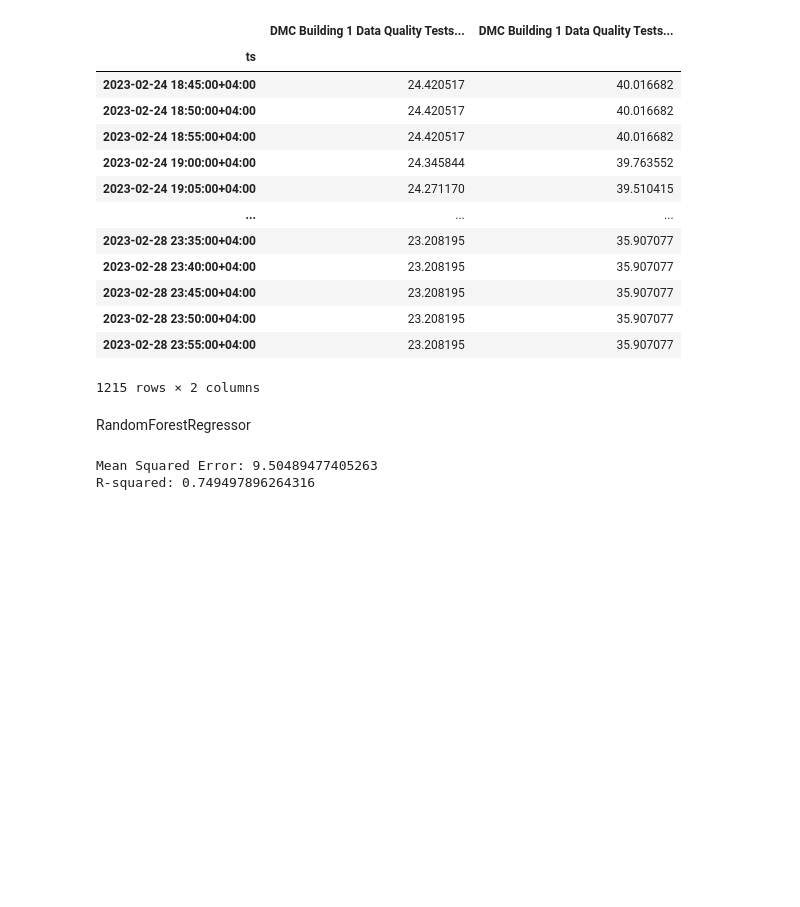
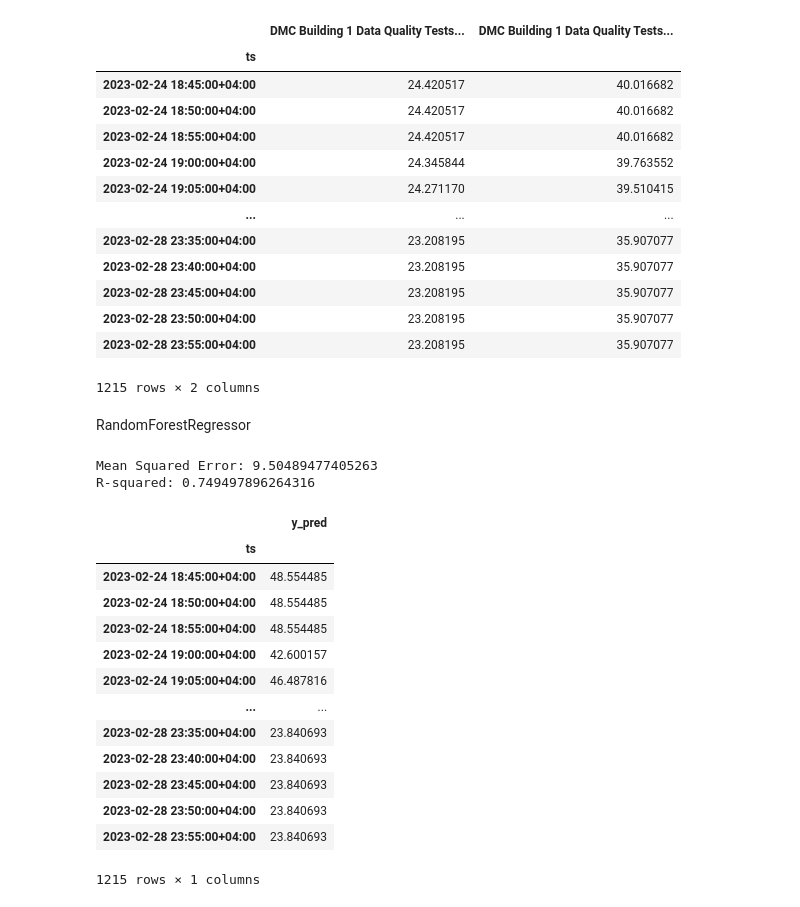
Before and after one commit to quajada/HubgradeDataCleaning, a Jupyter notebook: ChristineWorkspace.ipynb, the cells around one changed output. Saved outputs shown, nothing was run; the diff lists cells and outputs as text; code cells hidden in the pictures; blank space fills up the shorter version.

```diff
--- a/ChristineWorkspace.ipynb
+++ b/ChristineWorkspace.ipynb
@@ -463,6 +463,7 @@ RandomForestRegressor
 from project.data_extraction.dummy_data_extractor import extract_dummy_data
 from sklearn.ensemble import RandomForestRegressor
 from sklearn.preprocessing import LabelEncoder
+from sklearn.model_selection import train_test_split
 from sklearn.metrics import mean_squared_error, r2_score
 import pandas as pd
 
@@ -488,35 +489,52 @@ mt_train
 y = mt_train.iloc[:,1:-1]    #Custom due to sample dataset
 X = mt_train.iloc[:,0:1]     #Custom due to sample dataset
 
 # Split the dataset into training and testing sets
 X_train, X_test, y_train, y_test = train_test_split(X, y, test_size=0.2, random_state=42)
 
 #Check for and handle categorical variables
-label_encoder = LabelEncoder()
+# label_encoder = LabelEncoder()
 # x_categorical = mt_train.select_dtypes(include=['object']).apply(label_encoder.fit_transform)
 # x_numerical = mt_train.select_dtypes(exclude=['object']).values
-
 # x = pd.concat([pd.DataFrame(x_numerical), x_categorical], axis=1).values
 
 # Fitting Random Forest Regression to the dataset
 regressor = RandomForestRegressor(n_estimators=10, random_state=0, oob_score=True)
 
 # Fit the regressor with x and y data
 regressor.fit(X_train, y_train)
 
 # Access the OOB Score
 # oob_score = regressor.oob_score_
 # print(f'Out-of-Bag Score: {oob_score}')
 
 # Making predictions on the same data or new data
-predictions = regressor.predict(X_test)
+predictions_test = regressor.predict(X_test)
 
 # Evaluating the model
-mse = mean_squared_error(y_test, predictions)
+mse = mean_squared_error(y_test, predictions_test)
 print(f'Mean Squared Error: {mse}')
 
-r2 = r2_score(y_test, predictions)
+r2 = r2_score(y_test, predictions_test)
 print(f'R-squared: {r2}')
+
+predict = regressor.predict(X_predict)
+df = pd.DataFrame(data=predict, index=X_predict.index, columns=['y_pred'])
+df
 # %% [output]
 Mean Squared Error: 9.50489477405263
 R-squared: 0.749497896264316
+|  | y_pred |
+| ts |  |
+| 2023-02-24 18:45:00+04:00 | 48.554485 |
+| 2023-02-24 18:50:00+04:00 | 48.554485 |
+| 2023-02-24 18:55:00+04:00 | 48.554485 |
+| 2023-02-24 19:00:00+04:00 | 42.600157 |
+| 2023-02-24 19:05:00+04:00 | 46.487816 |
+| ... | ... |
+| 2023-02-28 23:35:00+04:00 | 23.840693 |
+| 2023-02-28 23:40:00+04:00 | 23.840693 |
+| 2023-02-28 23:45:00+04:00 | 23.840693 |
+| 2023-02-28 23:50:00+04:00 | 23.840693 |
+| 2023-02-28 23:55:00+04:00 | 23.840693 |
+1215 rows × 1 columns
```
Also changed, not shown: parts of 1 cell of this notebook, 1 other file.
